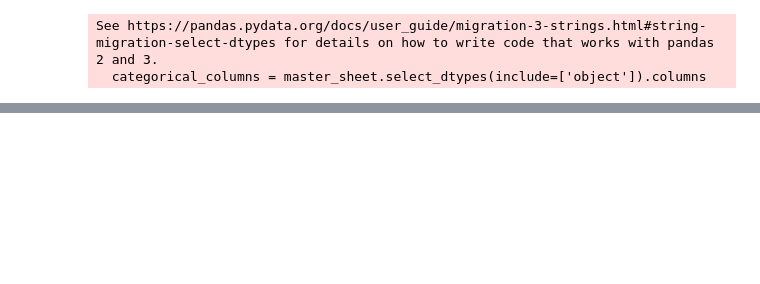
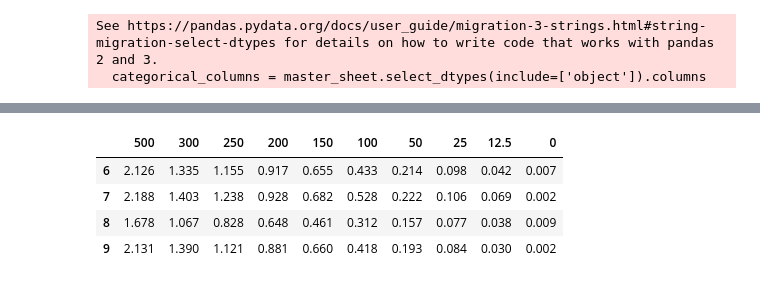
Before and after one commit to carloshurtadop9/PAM-ML-Project, a Jupyter notebook: PAM ML Notebook.ipynb, the cells around one changed output, grey strips where cells are left out. Cells and saved outputs as stored; diff of their text form; code cells hidden in the pictures; blank space fills up the shorter version.

```diff
--- a/PAM ML Notebook.ipynb
+++ b/PAM ML Notebook.ipynb
@@ -167,3 +168,4 @@ Y_test.head()
 model_b = master_sheet
 # %%
 model_b.drop(columns=['500'])
+model_b.dropna(inplace=True)
@@ -316,0 +357,8 @@ final_df.loc[fr_train]
+# %%
+Y_test.head()
+# %% [output]
+|  | 500 | 300 | 250 | 200 | 150 | 100 | 50 | 25 | 12.5 | 0 |
+| 6 | 2.126 | 1.335 | 1.155 | 0.917 | 0.655 | 0.433 | 0.214 | 0.098 | 0.042 | 0.007 |
+| 7 | 2.188 | 1.403 | 1.238 | 0.928 | 0.682 | 0.528 | 0.222 | 0.106 | 0.069 | 0.002 |
+| 8 | 1.678 | 1.067 | 0.828 | 0.648 | 0.461 | 0.312 | 0.157 | 0.077 | 0.038 | 0.009 |
+| 9 | 2.131 | 1.390 | 1.121 | 0.881 | 0.660 | 0.418 | 0.193 | 0.084 | 0.030 | 0.002 |
```
Also changed, not shown: parts of 23 cells of this notebook.
